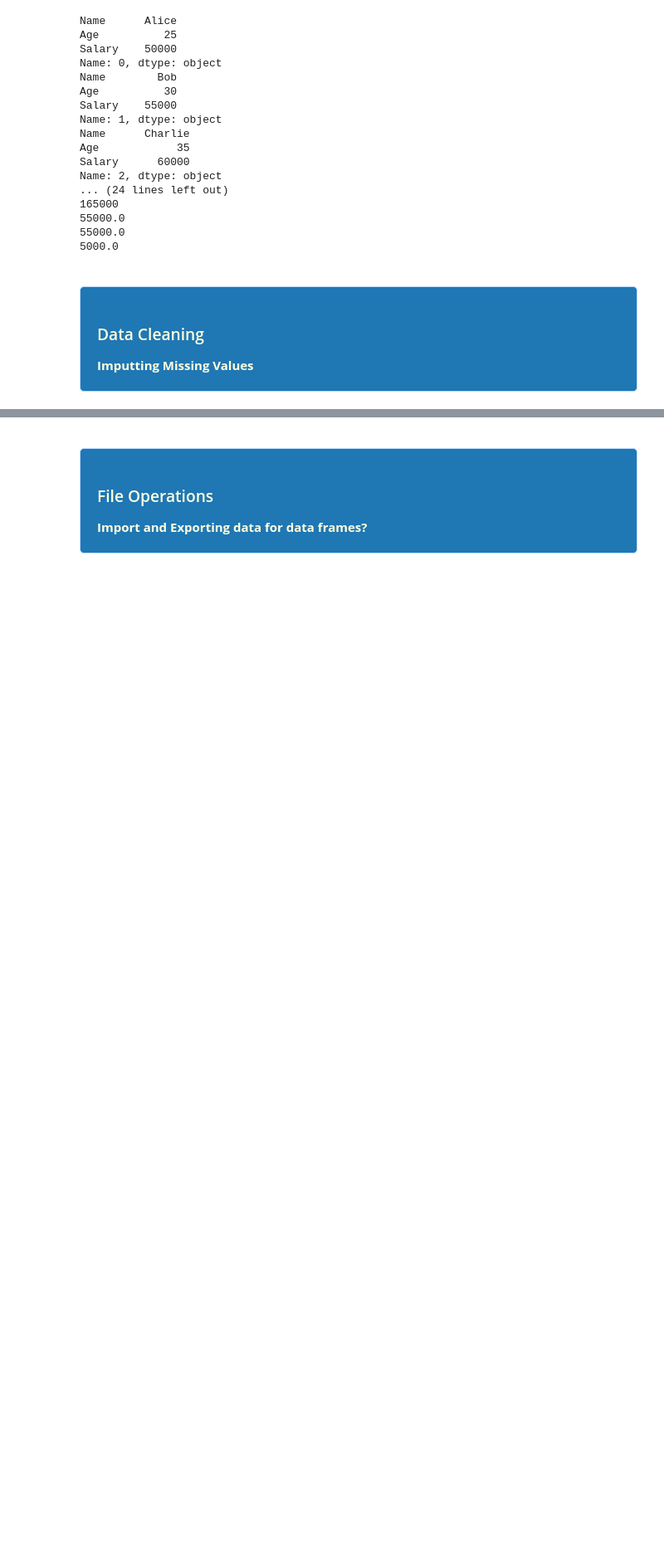
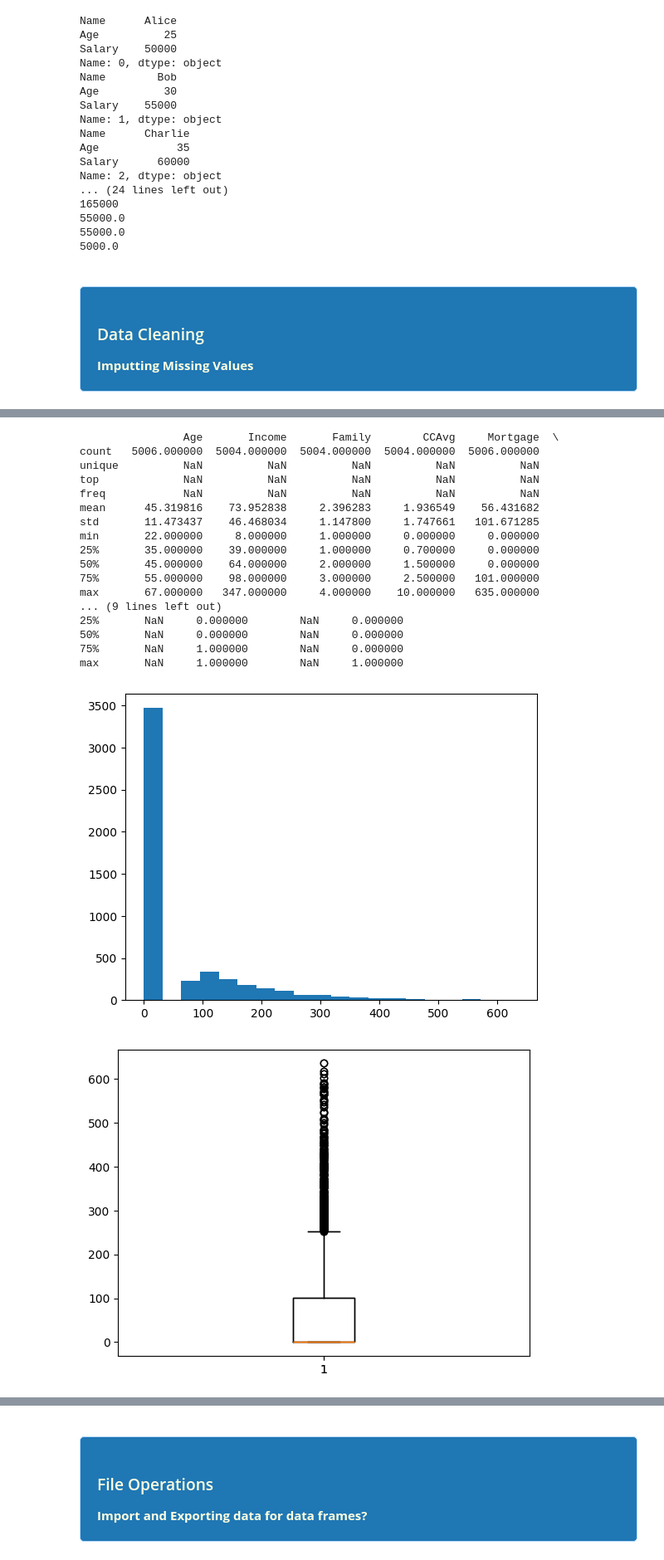
Before and after one commit to rgregs60/Python-Fall-2024-Notebooks, a Jupyter notebook: In Class Demos/Python Demo #2 - Fall 2024.ipynb, the cells around one changed output, grey strips where cells are left out. Shown at 83% size. Cells and saved outputs as stored; diff of their text form; code cells hidden in the pictures; blank space fills up the shorter version.

```diff
--- a/In Class Demos/Python Demo #2 - Fall 2024.ipynb
+++ b/In Class Demos/Python Demo #2 - Fall 2024.ipynb
@@ -208,0 +212,57 @@ max       NaN     1.000000        NaN     1.000000
+# %%
+#### Clean the Mortage Variable
+
+bank_messy = pd.read_csv("bank_messy.csv")  # Read the CSV file into a DataFrame
+
+bank_clean = bank_messy.copy()  # Create a copy of the DataFrame
+
+print(bank_clean.describe(include='all'))
+
+# show histogram of the Mortgage variable
+
+import matplotlib.pyplot as plt
+
+plt.hist(bank_clean['Mortgage'], bins=20)
+plt.show()
+
+# show the boxplot of the Mortgage variable
+
+plt.boxplot(bank_clean['Mortgage'])
+plt.show
+
+# remove outliers from the Mortgage variable
+
+# Show the boxplot of the Mortgage variable
+plt.boxplot(bank_clean['Mortgage'])
+plt.show()
+
+# Remove outliers from the Mortgage variable
+
+Q1 = bank_clean['Mortgage'].quantile(0.25)
+Q3 = bank_clean['Mortgage'].quantile(0.75)
+
+IQR = Q3 - Q1
+
+bank_clean = bank_clean[(bank_clean['Mortgage'] >= 100) & (bank_clean['Mortgage'] <= Q3 + 1.5 * IQR)]
+
+print(bank_clean['Mortgage'].describe())
+# %% [output]
+                Age       Income       Family        CCAvg     Mortgage  \
+count   5006.000000  5004.000000  5004.000000  5004.000000  5006.000000
+unique          NaN          NaN          NaN          NaN          NaN
+top             NaN          NaN          NaN          NaN          NaN
+freq            NaN          NaN          NaN          NaN          NaN
+mean      45.319816    73.952838     2.396283     1.936549    56.431682
+std       11.473437    46.468034     1.147800     1.747661   101.671285
+min       22.000000     8.000000     1.000000     0.000000     0.000000
+25%       35.000000    39.000000     1.000000     0.700000     0.000000
+50%       45.000000    64.000000     2.000000     1.500000     0.000000
+75%       55.000000    98.000000     3.000000     2.500000   101.000000
+max       67.000000   347.000000     4.000000    10.000000   635.000000
+... (9 lines left out)
+25%       NaN     0.000000        NaN     0.000000
+50%       NaN     0.000000        NaN     0.000000
+75%       NaN     1.000000        NaN     0.000000
+max       NaN     1.000000        NaN     1.000000
+[figure, added]
+[figure, added]
```
Also changed, not shown: parts of 7 cells of this notebook.
